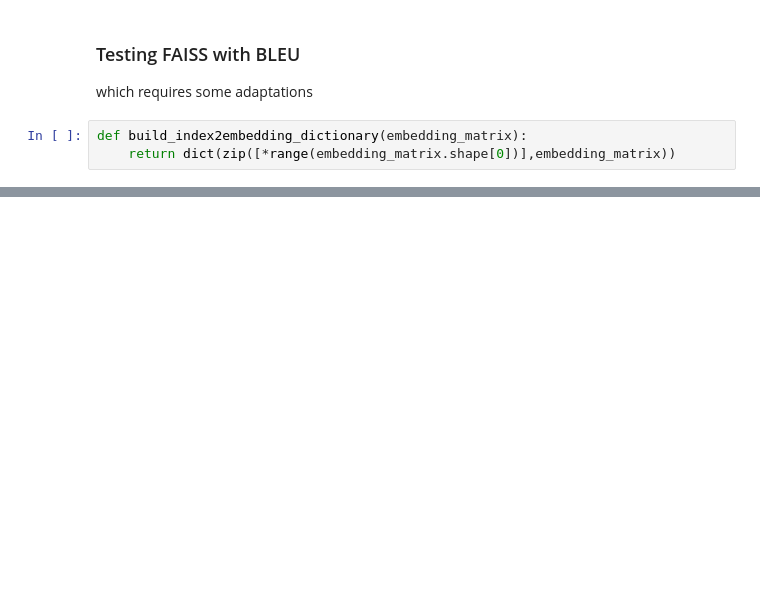
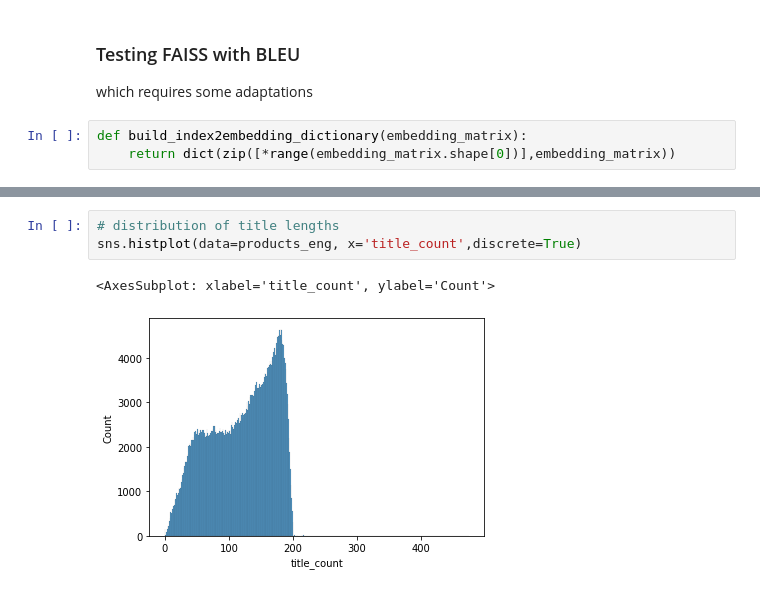
Before and after one commit to VitalijsTickovs/NLP_Project_2023, a Jupyter notebook: item2vec.ipynb, the cells around one changed output, grey strips where cells are left out. Drawn from its saved outputs; the diff is of its cells as text; blank space fills up the shorter version.

```diff
--- a/word2wec.ipynb
+++ b/item2vec.ipynb
@@ -749,0 +754,6 @@ calculating bleu
+# %%
+# distribution of title lengths
+sns.histplot(data=products_eng, x='title_count',discrete=True)
+# %% [output]
+<AxesSubplot: xlabel='title_count', ylabel='Count'>
+[figure, added]
```
Also changed, not shown: parts of 39 cells of this notebook, 9 other files.
